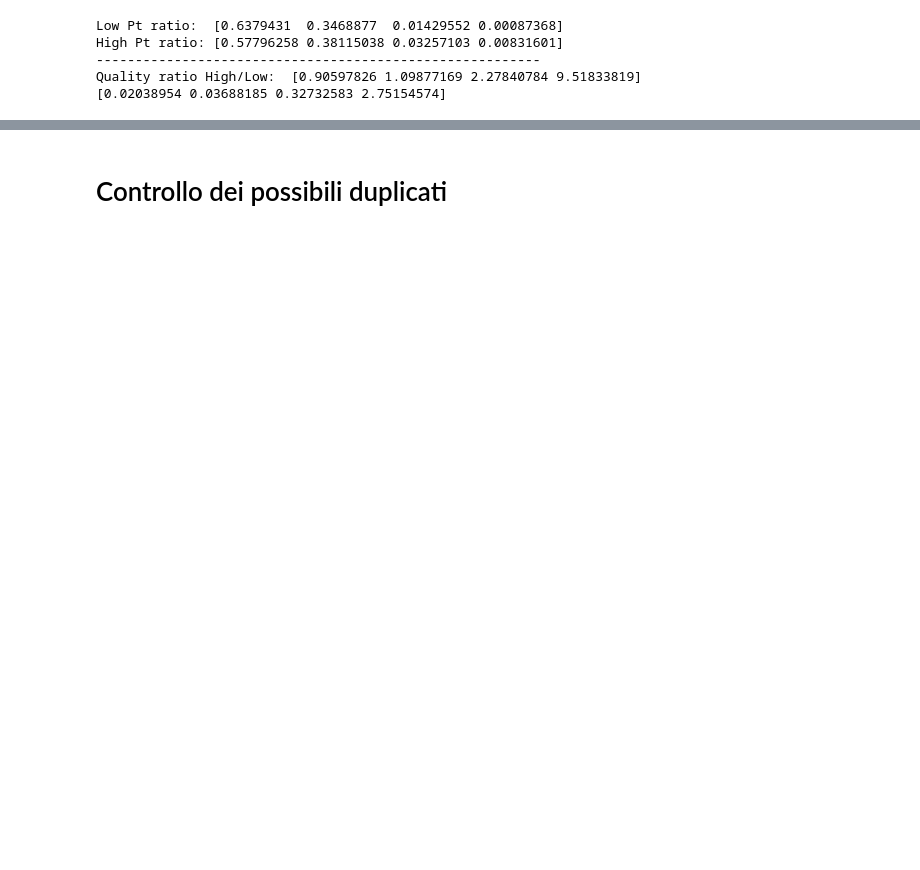
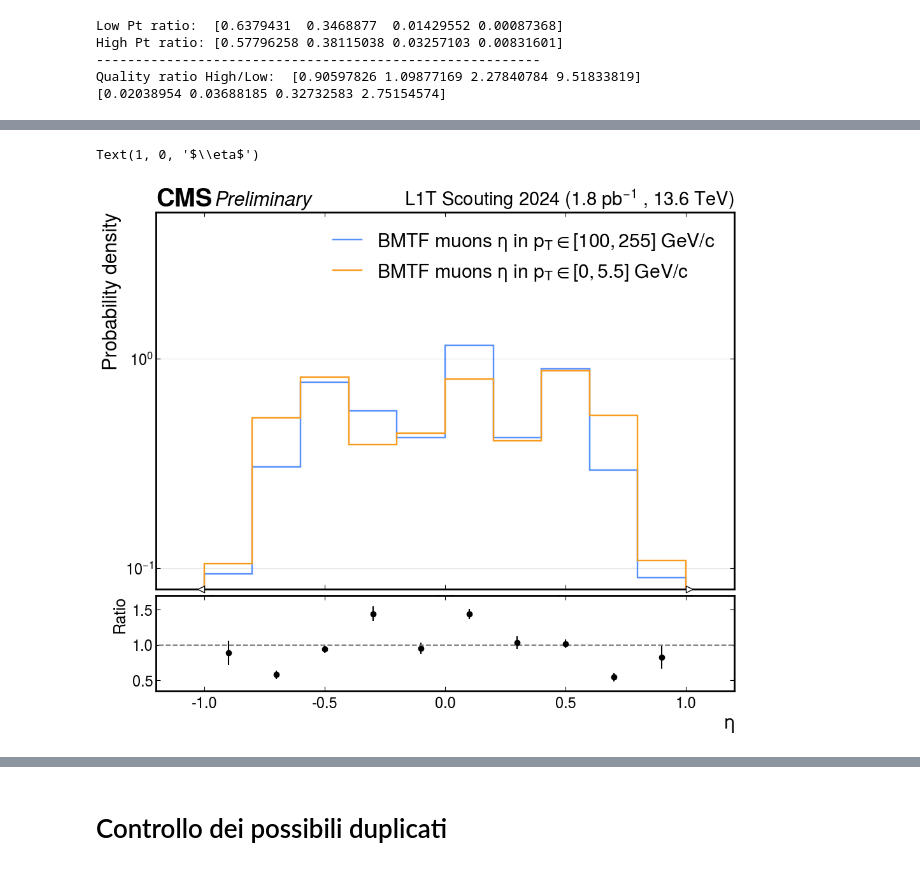
Before and after one commit to francescoreschio/Tesi-Triennale, a Jupyter notebook: Codice/DeltaRDef.ipynb, the cells around one changed output, grey strips where cells are left out. Cells and saved outputs as stored; diff of their text form; code cells hidden in the pictures; blank space fills up the shorter version.

```diff
--- a/Codice/DeltaRDef.ipynb
+++ b/Codice/DeltaRDef.ipynb
@@ -951,0 +1018,38 @@ Text(1, 0, 'Quality')
+# %%
+fig, ax = plt.subplots(figsize=FIGSIZE, constrained_layout=True)
+set_label_font(ax, FONTSIZE)
+set_tick_font(ax, FONTSIZE-2)
+draw_grid(ax, axis="y")
+draw_cms_label(ax, fontsize= FONTSIZE)
+
+hep.histplot(HighPtEta_Hist, label = r"BMTF muons $\eta$ in $p_T \in [100, 255]$ GeV/c", ax=ax, yerr = False, lw = 1.75, density=True)
+hep.histplot(LowPtEta_Hist, label=r"BMTF muons $\eta$ in $p_T \in [0, 5.5]$ GeV/c", ax=ax, yerr = False, lw = 1.75, density = True)
+
+ax.set_ylabel("Probability density", fontsize = FONTSIZE )
+ax.legend(loc='upper right')
+
+ax.set_yscale('log')
+ax.set_ylim(0, 5)
+ax.tick_params(axis='both', which='minor', length=0, labelsize = FONTSIZE - 5)
+ax.tick_params(axis='both', which='major', length=5, labelsize = FONTSIZE - 5)
+
+#ax.set_xticks(ticks=np.arange(12.5, 16.5), labels=np.arange(12, 16, 1))
+
+
+divider = make_axes_locatable(ax)
+ax2 = divider.append_axes("bottom", 1.5, pad=0.1, sharex=ax)
+ax2.tick_params(axis='both', which='minor', length=0, labelsize = FONTSIZE - 5)
+ax2.tick_params(axis='both', which='major', length=5, labelsize = FONTSIZE - 5)
+
+binsEta = np.arange(-1, 0.9, 0.2)
+
+ax2.errorbar(binsEta + (binsEta[1] - binsEta[0])/2, EtaRatio, yerr = ErrorEta, fmt = 'o', c = 'black',)
+ax2.hlines(1, -2, 2, color = 'gray', linestyle = 'dashed')
+
+ax2.set_ylim(0.35, 1.7)
+ax2.set_xlim(-1.2, 1.2)
+ax2.set_ylabel("Ratio", fontsize = FONTSIZE - 4)
+ax2.set_xlabel(r'$\eta$', fontsize = FONTSIZE )
+# %% [output]
+Text(1, 0, '$\\eta$')
+[figure, added]
```
Also changed, not shown: parts of 12 cells of this notebook, 4 other files.
